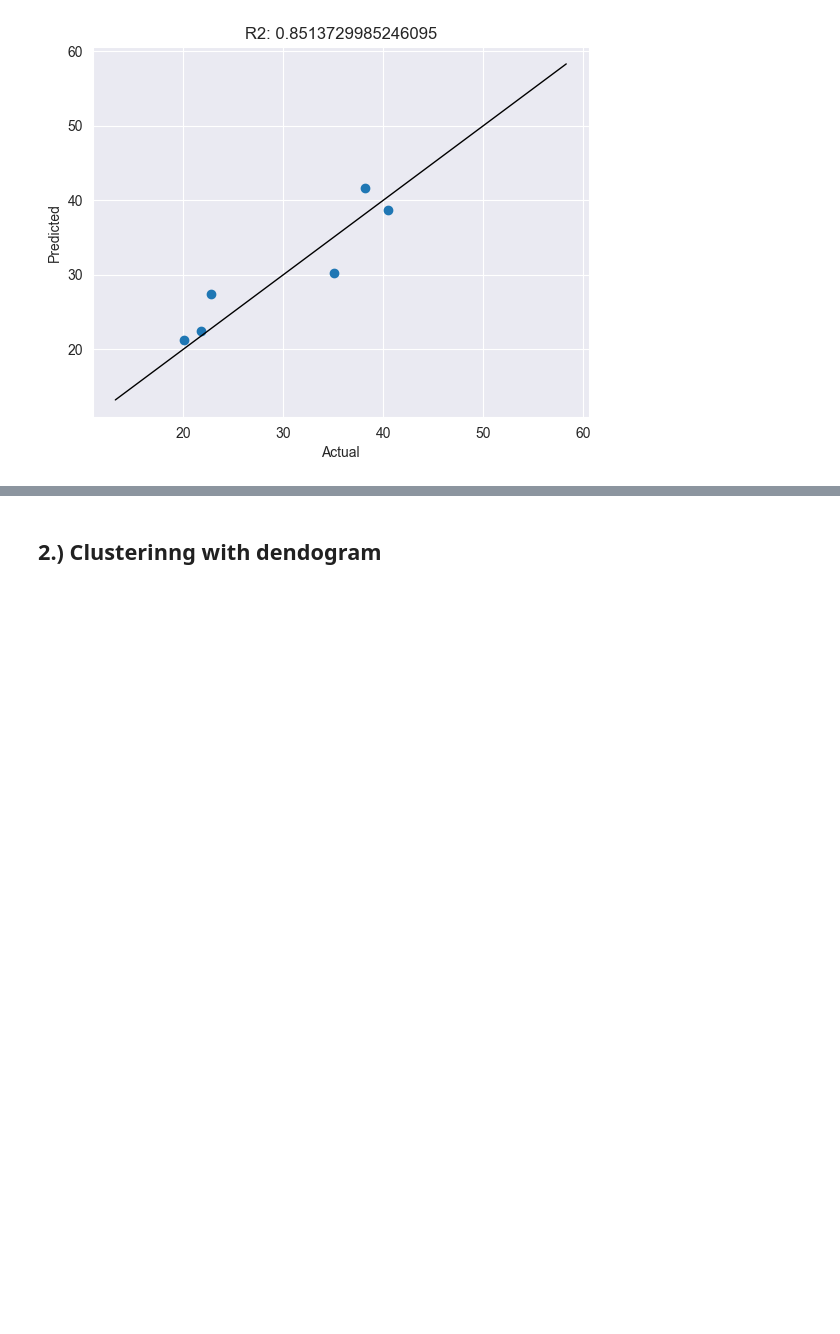
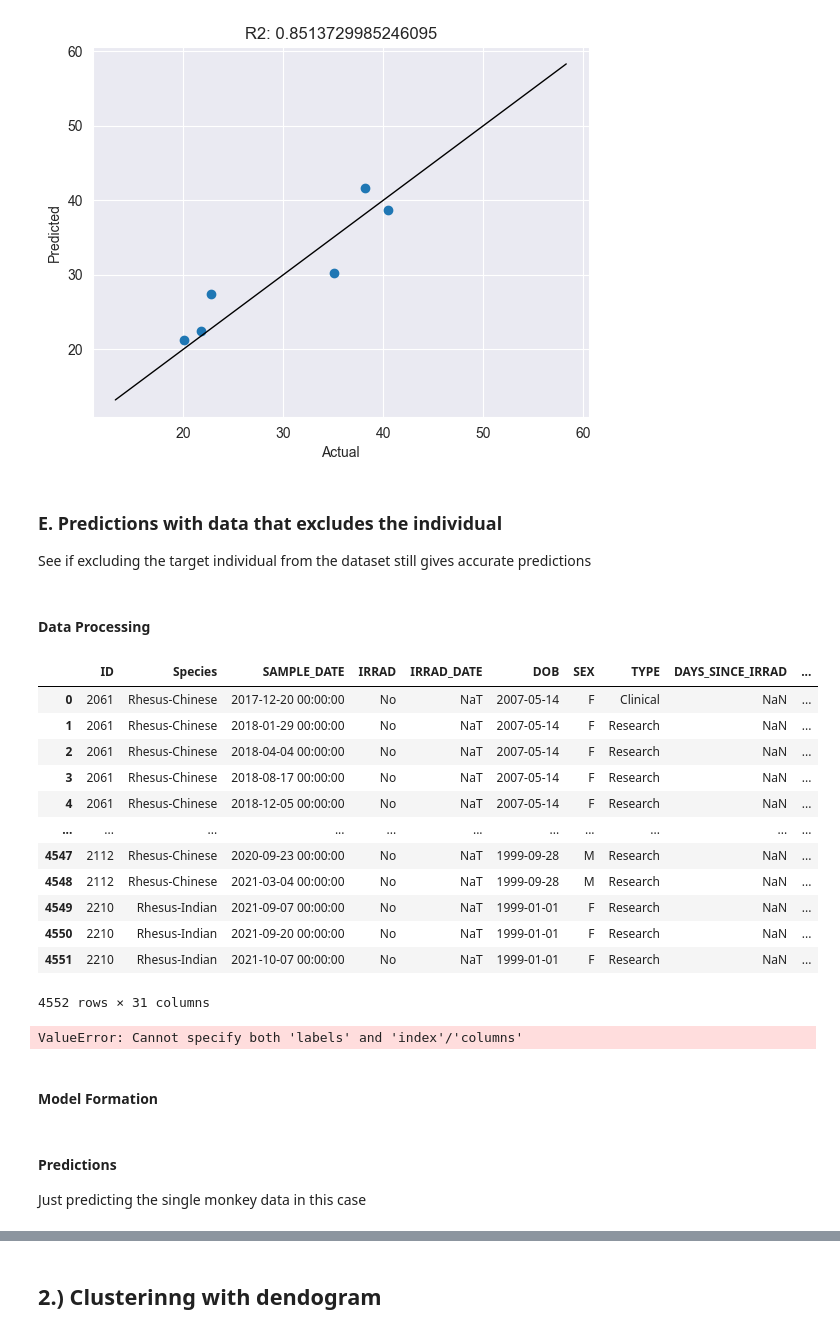
Before and after one commit to aidan-lew/monkey_health, a Jupyter notebook: B_monkeys.ipynb, the cells around one changed output, grey strips where cells are left out. Drawn from its saved outputs; the diff is of its cells as text; code cells hidden in the pictures; blank space fills up the shorter version.

```diff
--- a/B_monkeys.ipynb
+++ b/B_monkeys.ipynb
@@ -1292,3 +1295,35 @@ plt.show()
 # %% [output]
 6
 [figure]
+# %% [markdown]
+### E. Predictions with data that excludes the individual
+See if excluding the target individual from the dataset still gives accurate predictions
+# %% [markdown]
+#### Data Processing
+# %%
+#single_minbio_df.head(1)
+minbio_monkey_df
+# %% [output]
+|  | ID | Species | SAMPLE_DATE | IRRAD | IRRAD_DATE | DOB | SEX | TYPE | DAYS_SINCE_IRRAD | ... |
+| 0 | 2061 | Rhesus-Chinese | 2017-12-20 00:00:00 | No | NaT | 2007-05-14 | F | Clinical | NaN | ... |
+| 1 | 2061 | Rhesus-Chinese | 2018-01-29 00:00:00 | No | NaT | 2007-05-14 | F | Research | NaN | ... |
+| 2 | 2061 | Rhesus-Chinese | 2018-04-04 00:00:00 | No | NaT | 2007-05-14 | F | Research | NaN | ... |
+| 3 | 2061 | Rhesus-Chinese | 2018-08-17 00:00:00 | No | NaT | 2007-05-14 | F | Research | NaN | ... |
+| 4 | 2061 | Rhesus-Chinese | 2018-12-05 00:00:00 | No | NaT | 2007-05-14 | F | Research | NaN | ... |
+| ... | ... | ... | ... | ... | ... | ... | ... | ... | ... | ... |
+| 4547 | 2112 | Rhesus-Chinese | 2020-09-23 00:00:00 | No | NaT | 1999-09-28 | M | Research | NaN | ... |
+| 4548 | 2112 | Rhesus-Chinese | 2021-03-04 00:00:00 | No | NaT | 1999-09-28 | M | Research | NaN | ... |
+| 4549 | 2210 | Rhesus-Indian | 2021-09-07 00:00:00 | No | NaT | 1999-01-01 | F | Research | NaN | ... |
+| 4550 | 2210 | Rhesus-Indian | 2021-09-20 00:00:00 | No | NaT | 1999-01-01 | F | Research | NaN | ... |
+| 4551 | 2210 | Rhesus-Indian | 2021-10-07 00:00:00 | No | NaT | 1999-01-01 | F | Research | NaN | ... |
+4552 rows × 31 columns
+# %%
+### setting up the multi monkey df without the single monkey
+
+minbio_monkey_df.copy()
+
+#may need to try to set the index as ID and then maybe make it a string and then drop
+try_df=minbio_monkey_df.drop(labels:=2046, index=['ID'])
+try_df
+# %% [output]
+ValueError: Cannot specify both 'labels' and 'index'/'columns'
@@ -1294,0 +1332,5 @@ plt.show()
+# %% [markdown]
+#### Model Formation
+# %% [markdown]
+#### Predictions
+Just predicting the single monkey data in this case
```
Also changed, not shown: parts of 11 cells of this notebook.
